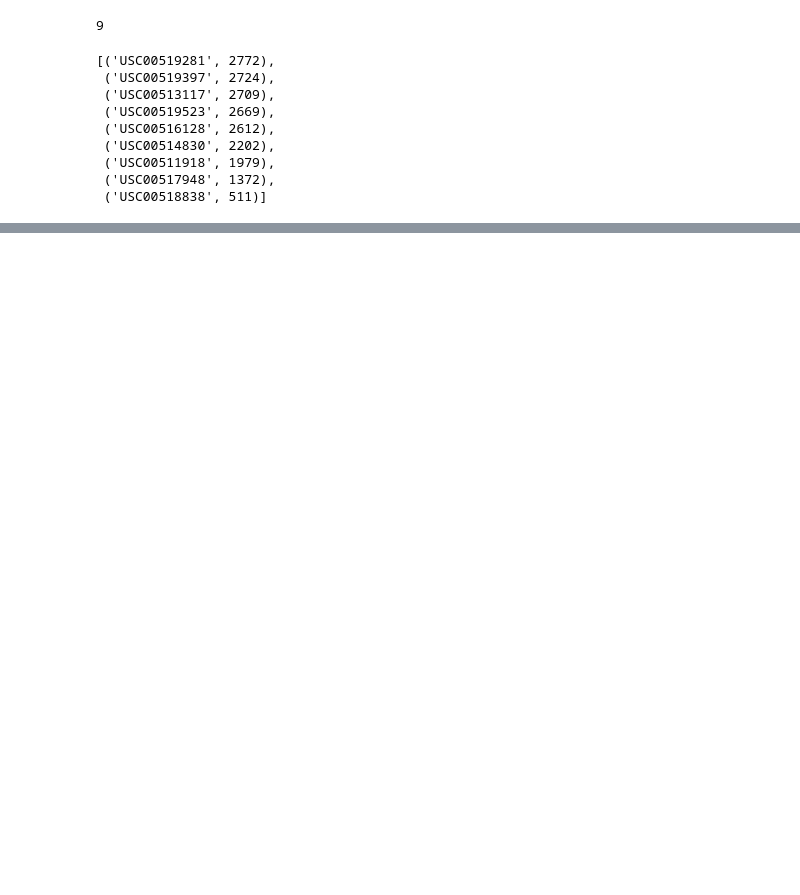
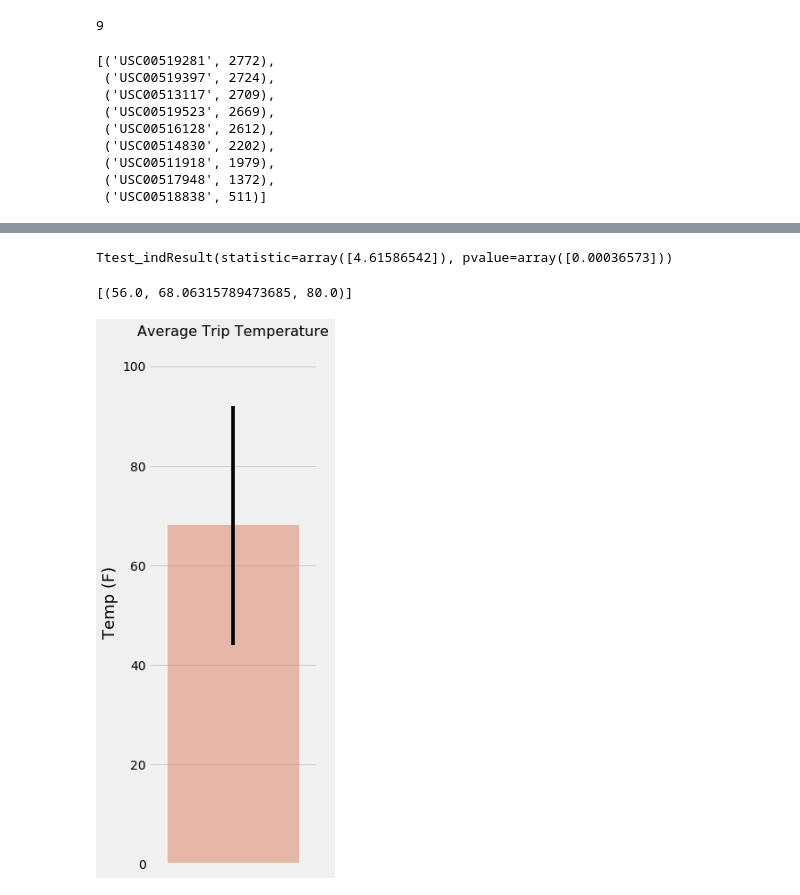
Before and after one commit to Sbrown146/Class-Homework, a Jupyter notebook: Advanced_SQL_Homework/SQL_Advanced_Homework.ipynb, the cells around one changed output, grey strips where cells are left out. Saved outputs shown, nothing was run; the diff lists cells and outputs as text; code cells hidden in the pictures; blank space fills up the shorter version.

```diff
--- a/Advanced_SQL_Homework/SQL_Advanced_Homework.ipynb
+++ b/Advanced_SQL_Homework/SQL_Advanced_Homework.ipynb
@@ -103,0 +230,66 @@ Max_Station_Stats
+# %%
+stats.ttest_ind(June_temps, Dec_temps, equal_var=False)
+# %% [output]
+Ttest_indResult(statistic=array([4.61586542]), pvalue=array([0.00036573]))
+# %%
+# Temperature Function
+
+def calc_temps(start_date, end_date):
+    """TMIN, TAVG, and TMAX for a list of dates.
+
+    Args:
+        start_date (string): A date string in the format %Y-%m-%d
+        end_date (string): A date string in the format %Y-%m-%d
+
+    Returns:
+        TMIN, TAVE, and TMAX
+    """
+
+    return session.query( \
+            func.min(Measurement.tobs), \
+            func.avg(Measurement.tobs), \
+            func.max(Measurement.tobs)).\
+            filter(Measurement.date >= start_date). \
+            filter(Measurement.date <= end_date).all()
+# %%
+# Test the Temperature Function.  Vacation dates with be from:
+# 2015-03-10 to 2015-03-24.  Seems a bit below the average in June
+# but after living in Florida for almost my whole life, I will take
+# coolness over hot anyday.
+
+print(calc_temps('2015-03-10', '2015-03-24'))
+# %% [output]
+[(56.0, 68.06315789473685, 80.0)]
+# %%
+# Bar Graph for Average Vacation Temperature.
+
+Vac_data=calc_temps('2015-03-10', '2015-03-24')
+Vac_data_df=pd.DataFrame(list(Vac_data),  \
+               columns=('Minimum Vacation Temperature',  \
+                        'Average Vacation Temperature',  \
+                        'Maximum Vacation Temperature'))
+
+
+
+plt.gca().get_xaxis().set_visible(False)
+Temp_plot=Vac_data_df['Average Vacation Temperature']. \
+        plot(kind='bar',
+             figsize=(3,10),
+             yerr=(Vac_data_df["Maximum Vacation Temperature"]- \
+             Vac_data_df["Minimum Vacation Temperature"]),\
+
+
+
+             color='#de7e5d',
+             alpha=0.5,
+             ylim=(0,105),
+             width=1.8)
+
+
+
+plt.title("Average Trip Temperature", fontsize=16)
+plt.ylabel("Temp (F)", fontsize=18)
+plt.savefig("Trip Avg Temp Bar Graph")
+plt.show()
+# %% [output]
+[figure, added]
```
Also changed, not shown: parts of 25 cells of this notebook, 5 other files.
